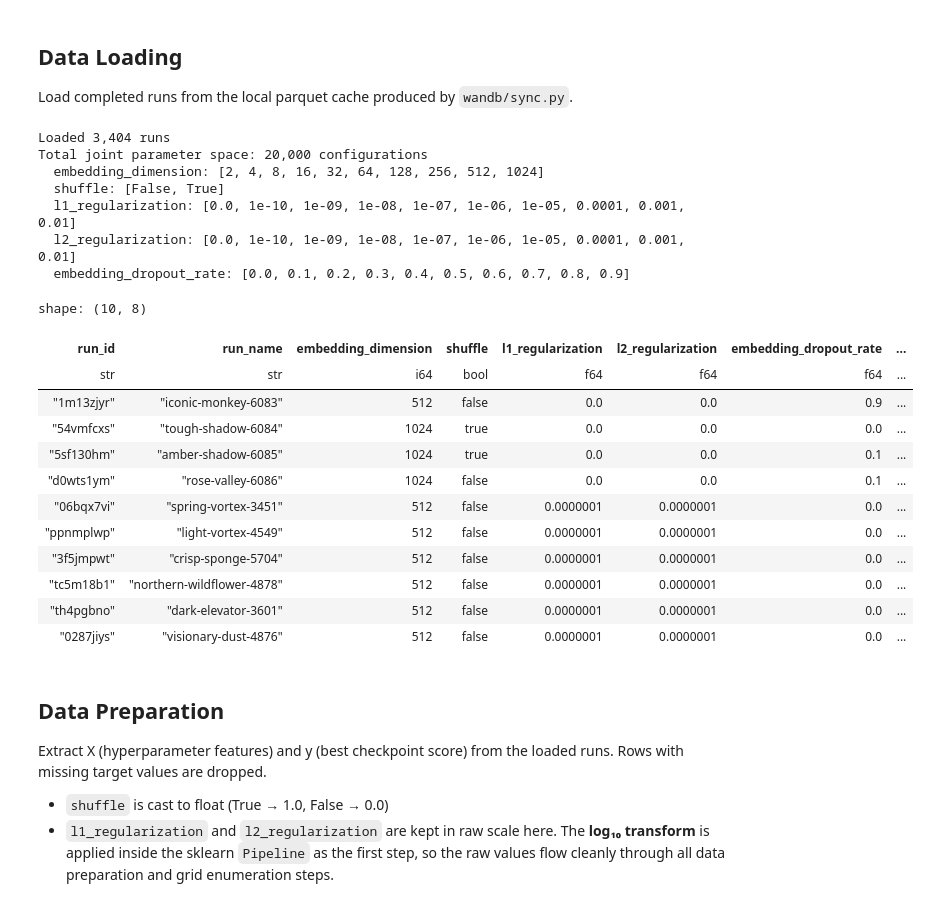
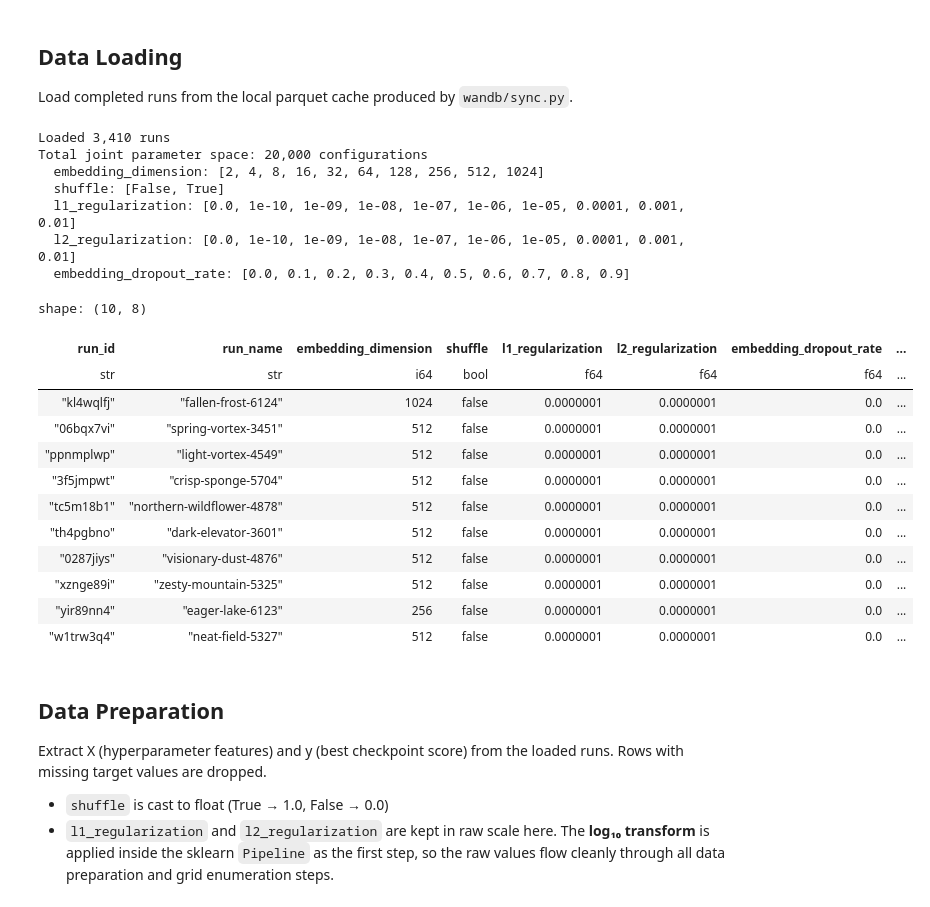
Before and after one commit to chaald/peppermint-matrix, a Jupyter notebook: notebooks/parameter_analysis/surrogate_model.ipynb, the cells around one changed output. Cells and saved outputs as stored; diff of their text form; code cells hidden in the pictures.

```diff
--- a/notebooks/parameter_analysis/surrogate_model.ipynb
+++ b/notebooks/parameter_analysis/surrogate_model.ipynb
@@ -35,8 +37,12 @@ Define the target metric, UCB exploration weight (β), and the discrete hyperpar
 # %%
 run_summary_file = "wandb/summary.parquet"
 
-# Target metric to predict
-target_metric = "best:epoch/test_recall@20"
+# Target metric spec — same format as model_based_parse_parameters
+# Single metric: "epoch/test_recall@20"
+# Weighted composite: "epoch/test_recall@20:0.7 epoch/test_ndcg@20:0.3"
+target_spec = "epoch/test_recall@20"
+parsed_target = parse_score_metric(target_spec)
+target_metric = "target"
 
 # UCB exploration weight — shared with the downstream UCB search feature
 beta = 1.0
@@ -58,6 +64,13 @@ Load completed runs from the local parquet cache produced by `wandb/sync.py`.
 # %%
 experiment_runs = pl.read_parquet(run_summary_file)
 experiment_runs = experiment_runs.filter(pl.col("model") == "matrix_factorization")
+
+# Compute target: best weighted composite score across epochs
+# (same logic as model_based_parse_parameters in src/utils/config.py)
+score_expression = sum(pl.col(m) * w for m, w in parsed_target.items())
+experiment_runs = experiment_runs.with_columns(
+    score_expression.list.max().alias(target_metric)
+)
 
 # Derive parameter_space from unique observed values per feature column
 parameter_space = {}
@@ -65,44 +78,44 @@ for col in feature_names:
     unique_vals = sorted(experiment_runs[col].drop_nulls().unique().to_list())
     parameter_space[col] = unique_vals
 
 total_space_size = 1
 for values in parameter_space.values():
     total_space_size *= len(values)
 
 print(f"Loaded {len(experiment_runs):,} runs")
 print(f"Total joint parameter space: {total_space_size:,} configurations")
 for col, vals in parameter_space.items():
     print(f"  {col}: {vals}")
 
 experiment_runs.sort(
     pl.col(target_metric), descending=True
 ).select(
     pl.col("run_id"),
     pl.col("run_name"),
     *[pl.col(c) for c in feature_names],
     pl.col(target_metric),
 )[:10]
 # %% [output]
-Loaded 3,404 runs
+Loaded 3,410 runs
 Total joint parameter space: 20,000 configurations
   embedding_dimension: [2, 4, 8, 16, 32, 64, 128, 256, 512, 1024]
   shuffle: [False, True]
   l1_regularization: [0.0, 1e-10, 1e-09, 1e-08, 1e-07, 1e-06, 1e-05, 0.0001, 0.001, 0.01]
   l2_regularization: [0.0, 1e-10, 1e-09, 1e-08, 1e-07, 1e-06, 1e-05, 0.0001, 0.001, 0.01]
   embedding_dropout_rate: [0.0, 0.1, 0.2, 0.3, 0.4, 0.5, 0.6, 0.7, 0.8, 0.9]
 shape: (10, 8)
 | run_id | run_name | embedding_dimension | shuffle | l1_regularization | l2_regularization | embedding_dropout_rate | ... |
 | str | str | i64 | bool | f64 | f64 | f64 | ... |
-| "1m13zjyr" | "iconic-monkey-6083" | 512 | false | 0.0 | 0.0 | 0.9 | ... |
-| "54vmfcxs" | "tough-shadow-6084" | 1024 | true | 0.0 | 0.0 | 0.0 | ... |
-| "5sf130hm" | "amber-shadow-6085" | 1024 | true | 0.0 | 0.0 | 0.1 | ... |
-| "d0wts1ym" | "rose-valley-6086" | 1024 | false | 0.0 | 0.0 | 0.1 | ... |
+| "kl4wqlfj" | "fallen-frost-6124" | 1024 | false | 0.0000001 | 0.0000001 | 0.0 | ... |
 | "06bqx7vi" | "spring-vortex-3451" | 512 | false | 0.0000001 | 0.0000001 | 0.0 | ... |
 | "ppnmplwp" | "light-vortex-4549" | 512 | false | 0.0000001 | 0.0000001 | 0.0 | ... |
 | "3f5jmpwt" | "crisp-sponge-5704" | 512 | false | 0.0000001 | 0.0000001 | 0.0 | ... |
 | "tc5m18b1" | "northern-wildflower-4878" | 512 | false | 0.0000001 | 0.0000001 | 0.0 | ... |
 | "th4pgbno" | "dark-elevator-3601" | 512 | false | 0.0000001 | 0.0000001 | 0.0 | ... |
 | "0287jiys" | "visionary-dust-4876" | 512 | false | 0.0000001 | 0.0000001 | 0.0 | ... |
+| "xznge89i" | "zesty-mountain-5325" | 512 | false | 0.0000001 | 0.0000001 | 0.0 | ... |
+| "yir89nn4" | "eager-lake-6123" | 256 | false | 0.0000001 | 0.0000001 | 0.0 | ... |
+| "w1trw3q4" | "neat-field-5327" | 512 | false | 0.0000001 | 0.0000001 | 0.0 | ... |
 # %% [markdown]
 ## Data Preparation
 
```
Also changed, not shown: parts of 16 cells of this notebook, 2 other files.
